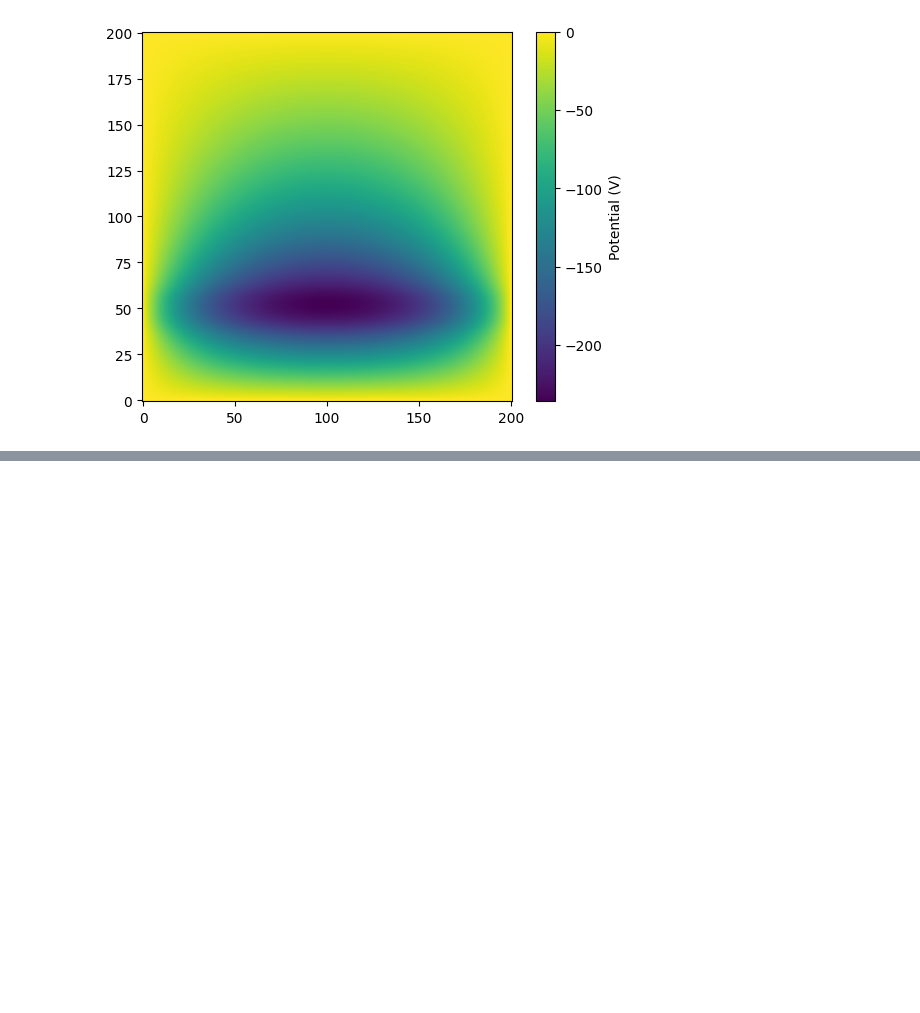
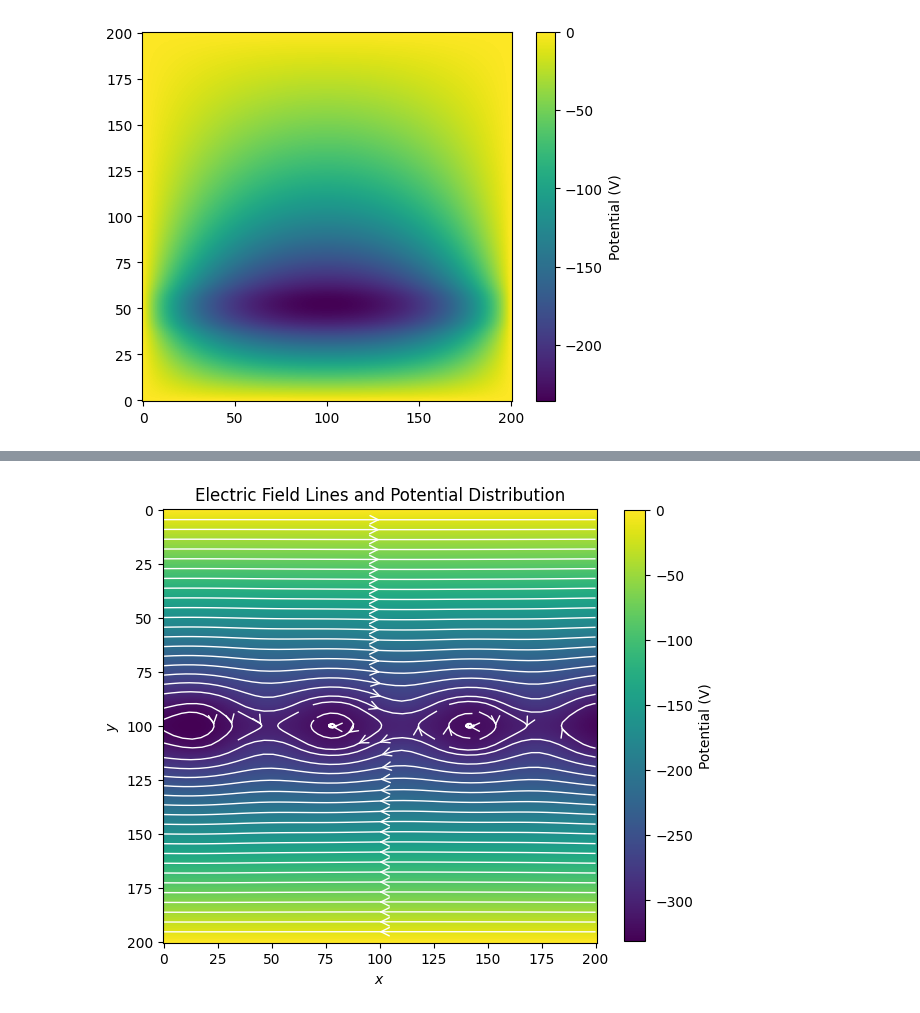
Before and after one commit to daisyabcxyz/Capstone-2025-2026, a Jupyter notebook: Matrix Inversion of Poisson.ipynb, the cells around one changed output, grey strips where cells are left out. Drawn from its saved outputs; the diff is of its cells as text; code cells hidden in the pictures; blank space fills up the shorter version.

```diff
--- a/Matrix Inversion of Poisson.ipynb
+++ b/Matrix Inversion of Poisson.ipynb
@@ -279,3 +287,17 @@ vx, vy = velocity(Ex, Ey, B)
+# %%
+fig, ax = plt.subplots(figsize=(7, 7))
+ax.set_title('Electric Field Lines and Potential Distribution')
+ax.set_xlabel('$x$')
+ax.set_ylabel('$y$')
+ax.streamplot(X, Y, vx, vy, color="white", linewidth=1, cmap=plt.cm.inferno,
+              density=1.5, arrowstyle='->', arrowsize=1.5)
+
+
+plt.imshow(phi)
+plt.colorbar(label="Potential (V)",shrink=0.8)
+plt.show()
+# %% [output]
+[figure, added]
 # %%
 plt.imshow(rho, origin = 'lower')
 plt.colorbar(label="Charge Density (C/m^2)",shrink=1)
```
Also changed, not shown: parts of 5 cells of this notebook.
